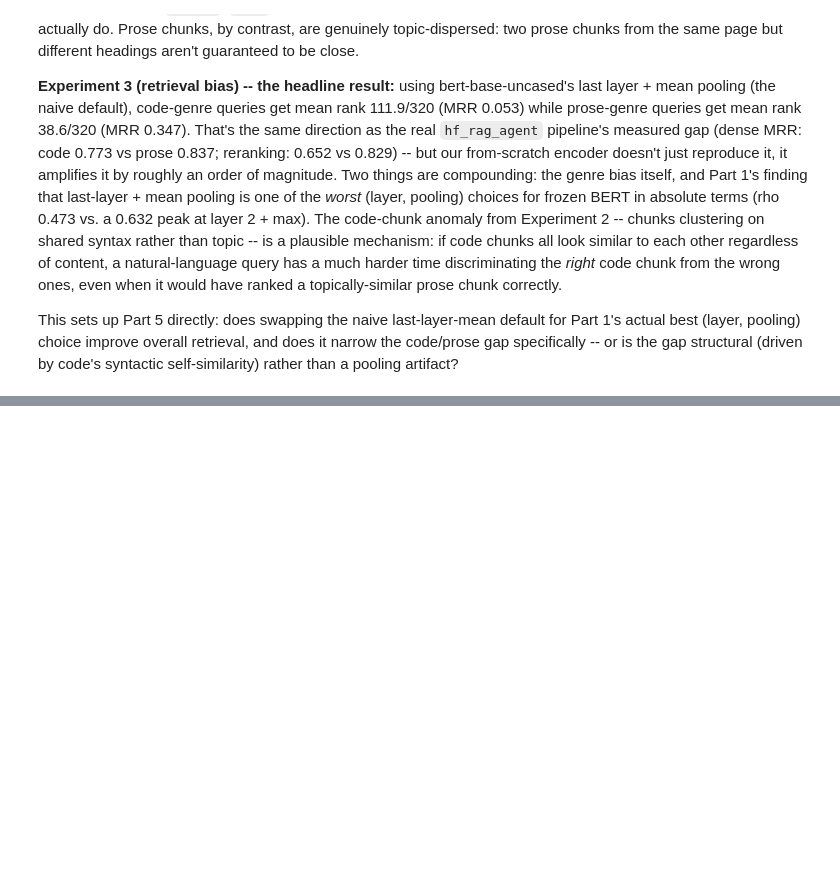
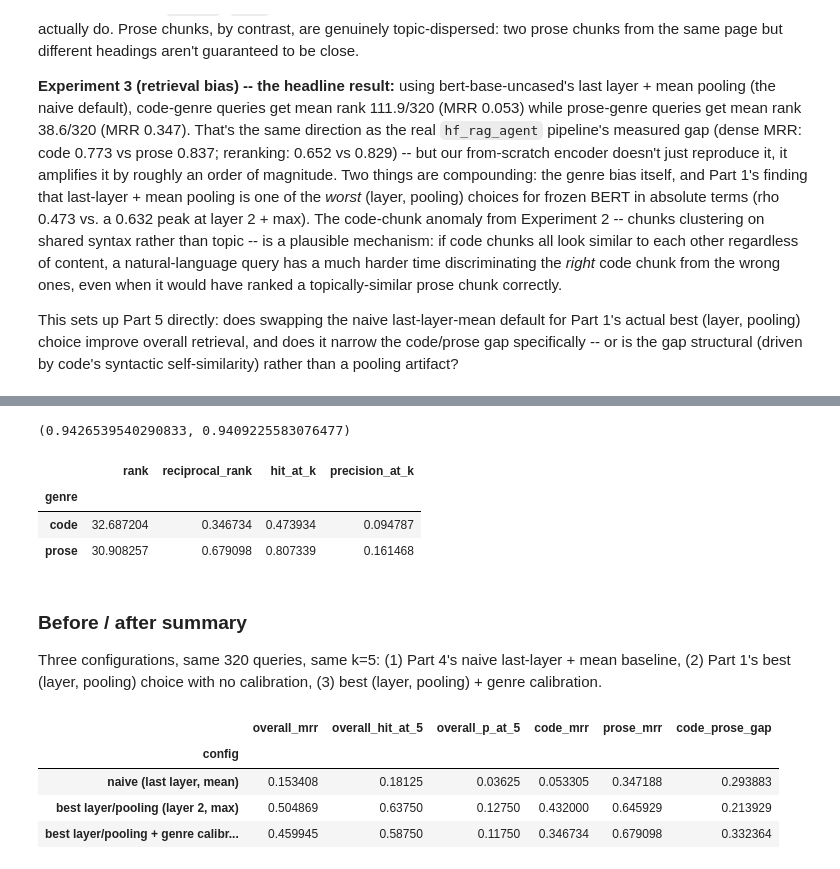
Before and after one commit to vitorlecio/bertoscope, a Jupyter notebook: notebooks/03_genre_retrieval.ipynb, the cells around one changed output, grey strips where cells are left out. Drawn from its saved outputs; the diff is of its cells as text; code cells hidden in the pictures; blank space fills up the shorter version.

```diff
--- a/notebooks/03_genre_retrieval.ipynb
+++ b/notebooks/03_genre_retrieval.ipynb
@@ -210,0 +272,57 @@ This sets up Part 5 directly: does swapping the naive last-layer-mean default fo
+# %%
+import numpy as np
+
+genre_array = np.array(genres)
+code_mask = genre_array == "code"
+prose_mask = genre_array == "prose"
+
+code_offset = sim_best[:, code_mask].mean().item()
+prose_offset = sim_best[:, prose_mask].mean().item()
+code_offset, prose_offset
+# %% [output]
+(0.9426539540290833, 0.9409225583076477)
+# %%
+calibrated_sim = sim_best.clone()
+calibrated_sim[:, code_mask] -= code_offset
+calibrated_sim[:, prose_mask] -= prose_offset
+
+calibrated_df = rank_and_score(calibrated_sim)
+calibrated_df.groupby("genre")[["rank", "reciprocal_rank", "hit_at_k", "precision_at_k"]].mean()
+# %% [output]
+|  | rank | reciprocal_rank | hit_at_k | precision_at_k |
+| genre |  |  |  |  |
+| code | 32.687204 | 0.346734 | 0.473934 | 0.094787 |
+| prose | 30.908257 | 0.679098 | 0.807339 | 0.161468 |
+# %% [markdown]
+### Before / after summary
+
+Three configurations, same 320 queries, same k=5: (1) Part 4's naive last-layer + mean baseline, (2) Part 1's best (layer, pooling) choice with no calibration, (3) best (layer, pooling) + genre calibration.
+# %%
+summary_rows = []
+for label, df in [
+    ("naive (last layer, mean)", retrieval_df.assign(hit_at_k=retrieval_df["rank"] <= 5, precision_at_k=(retrieval_df["rank"] <= 5) / 5)),
+    ("best layer/pooling (layer 2, max)", best_layer_df),
+    ("best layer/pooling + genre calibration", calibrated_df),
+]:
+    overall = df[["reciprocal_rank", "hit_at_k", "precision_at_k"]].mean()
+    by_genre = df.groupby("genre")["reciprocal_rank"].mean()
+    summary_rows.append(
+        {
+            "config": label,
+            "overall_mrr": overall["reciprocal_rank"],
+            "overall_hit_at_5": overall["hit_at_k"],
+            "overall_p_at_5": overall["precision_at_k"],
+            "code_mrr": by_genre["code"],
+            "prose_mrr": by_genre["prose"],
+            "code_prose_gap": by_genre["prose"] - by_genre["code"],
+        }
+    )
+
+summary_df = pd.DataFrame(summary_rows).set_index("config")
+summary_df
+# %% [output]
+|  | overall_mrr | overall_hit_at_5 | overall_p_at_5 | code_mrr | prose_mrr | code_prose_gap |
+| config |  |  |  |  |  |  |
+| naive (last layer, mean) | 0.153408 | 0.18125 | 0.03625 | 0.053305 | 0.347188 | 0.293883 |
+| best layer/pooling (layer 2, max) | 0.504869 | 0.63750 | 0.12750 | 0.432000 | 0.645929 | 0.213929 |
+| best layer/pooling + genre calibr... | 0.459945 | 0.58750 | 0.11750 | 0.346734 | 0.679098 | 0.332364 |
```
Also changed, not shown: parts of 6 cells of this notebook.
